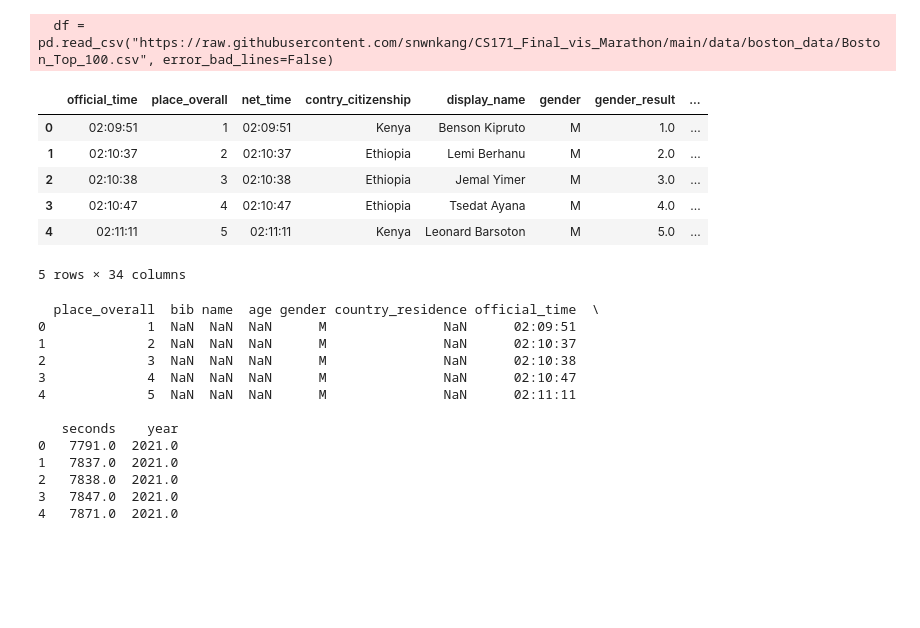
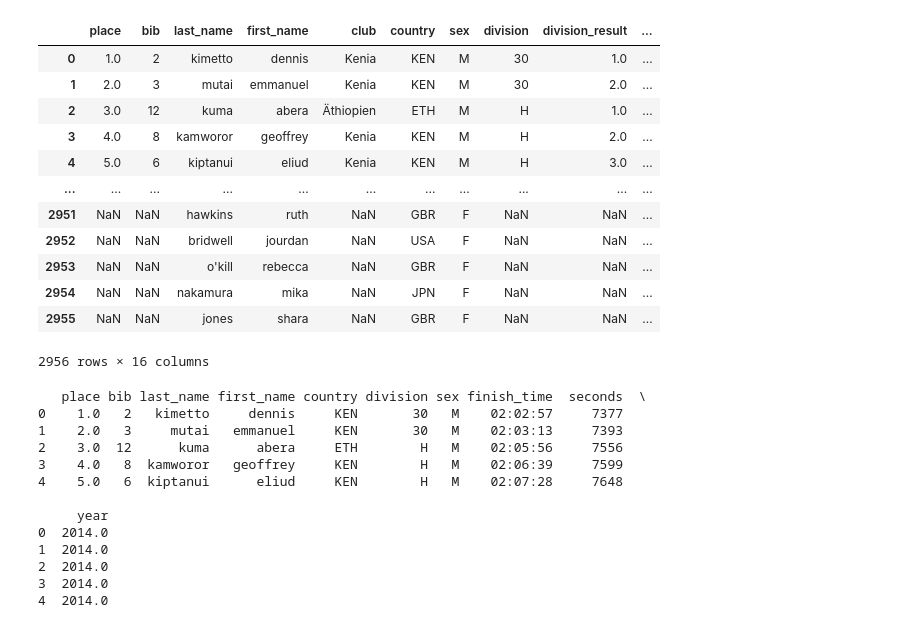
Before and after one commit to snwnkang/CS171_Final_vis_Marathon, a Jupyter notebook: Data Combining.ipynb, the cells around one changed output. Cells and saved outputs as stored; diff of their text form; code cells hidden in the pictures; blank space fills up the shorter version.

```diff
--- a/Data Combining.ipynb
+++ b/Data Combining.ipynb
@@ -13,37 +11,41 @@ year = 2017
 # %%
-df = pd.read_csv("https://raw.githubusercontent.com/snwnkang/CS171_Final_vis_Marathon/main/data/boston_data/Boston_Top_100.csv", error_bad_lines=False)
+berlin = pd.read_csv("https://raw.githubusercontent.com/snwnkang/CS171_Final_vis_Marathon/main/data/berlin_data/Berlin_All_2014_to_2023.csv")
-# %% [output]
-  df = pd.read_csv("https://raw.githubusercontent.com/snwnkang/CS171_Final_vis_Marathon/main/data/boston_data/Boston_Top_100.csv", error_bad_lines=False)
-# %%
-df.head(5)
-# %% [output]
-|  | official_time | place_overall | net_time | contry_citizenship | display_name | gender | gender_result | ... |
-| 0 | 02:09:51 | 1 | 02:09:51 | Kenya | Benson Kipruto | M | 1.0 | ... |
-| 1 | 02:10:37 | 2 | 02:10:37 | Ethiopia | Lemi Berhanu | M | 2.0 | ... |
-| 2 | 02:10:38 | 3 | 02:10:38 | Ethiopia | Jemal Yimer | M | 3.0 | ... |
-| 3 | 02:10:47 | 4 | 02:10:47 | Ethiopia | Tsedat Ayana | M | 4.0 | ... |
-| 4 | 02:11:11 | 5 | 02:11:11 | Kenya | Leonard Barsoton | M | 5.0 | ... |
-5 rows × 34 columns
+# %%
+berlin
+# %% [output]
+|  | place | bib | last_name | first_name | club | country | sex | division | division_result | ... |
+| 0 | 1.0 | 2 | kimetto | dennis | Kenia | KEN | M | 30 | 1.0 | ... |
+| 1 | 2.0 | 3 | mutai | emmanuel | Kenia | KEN | M | 30 | 2.0 | ... |
+| 2 | 3.0 | 12 | kuma | abera | Äthiopien | ETH | M | H | 1.0 | ... |
+| 3 | 4.0 | 8 | kamworor | geoffrey | Kenia | KEN | M | H | 2.0 | ... |
+| 4 | 5.0 | 6 | kiptanui | eliud | Kenia | KEN | M | H | 3.0 | ... |
+| ... | ... | ... | ... | ... | ... | ... | ... | ... | ... | ... |
+| 2951 | NaN | NaN | hawkins | ruth | NaN | GBR | F | NaN | NaN | ... |
+| 2952 | NaN | NaN | bridwell | jourdan | NaN | USA | F | NaN | NaN | ... |
+| 2953 | NaN | NaN | o'kill | rebecca | NaN | GBR | F | NaN | NaN | ... |
+| 2954 | NaN | NaN | nakamura | mika | NaN | JPN | F | NaN | NaN | ... |
+| 2955 | NaN | NaN | jones | shara | NaN | GBR | F | NaN | NaN | ... |
+2956 rows × 16 columns
 # %%
-columns_to_keep = ['place_overall', 'bib', 'name', 'age', 'gender', 'country_residence', 'official_time', 'seconds', 'year']
+columns_to_keep = ['place', 'bib', 'last_name', 'first_name', 'country', 'division', 'sex', 'finish_time', 'seconds', 'year']
 
 # Drop all columns except the ones specified
-df = df[columns_to_keep]
+berlin = berlin[columns_to_keep]
 
 # Now boston2019 contains only the columns you want to keep
-print(df.head())
+print(berlin.head())
 # %% [output]
-  place_overall  bib name  age gender country_residence official_time  \
-0             1  NaN  NaN  NaN      M               NaN      02:09:51
-1             2  NaN  NaN  NaN      M               NaN      02:10:37
-2             3  NaN  NaN  NaN      M               NaN      02:10:38
-3             4  NaN  NaN  NaN      M               NaN      02:10:47
-4             5  NaN  NaN  NaN      M               NaN      02:11:11
+   place bib last_name first_name country division sex finish_time  seconds  \
+0    1.0   2   kimetto     dennis     KEN       30   M    02:02:57     7377
+1    2.0   3     mutai   emmanuel     KEN       30   M    02:03:13     7393
+2    3.0  12      kuma      abera     ETH        H   M    02:05:56     7556
+3    4.0   8  kamworor   geoffrey     KEN        H   M    02:06:39     7599
+4    5.0   6  kiptanui      eliud     KEN        H   M    02:07:28     7648
 
-   seconds    year
-0   7791.0  2021.0
-1   7837.0  2021.0
-2   7838.0  2021.0
-3   7847.0  2021.0
-4   7871.0  2021.0
+     year
+0  2014.0
+1  2014.0
+2  2014.0
+3  2014.0
+4  2014.0
 # %%
```
Also changed, not shown: parts of 39 cells of this notebook.
